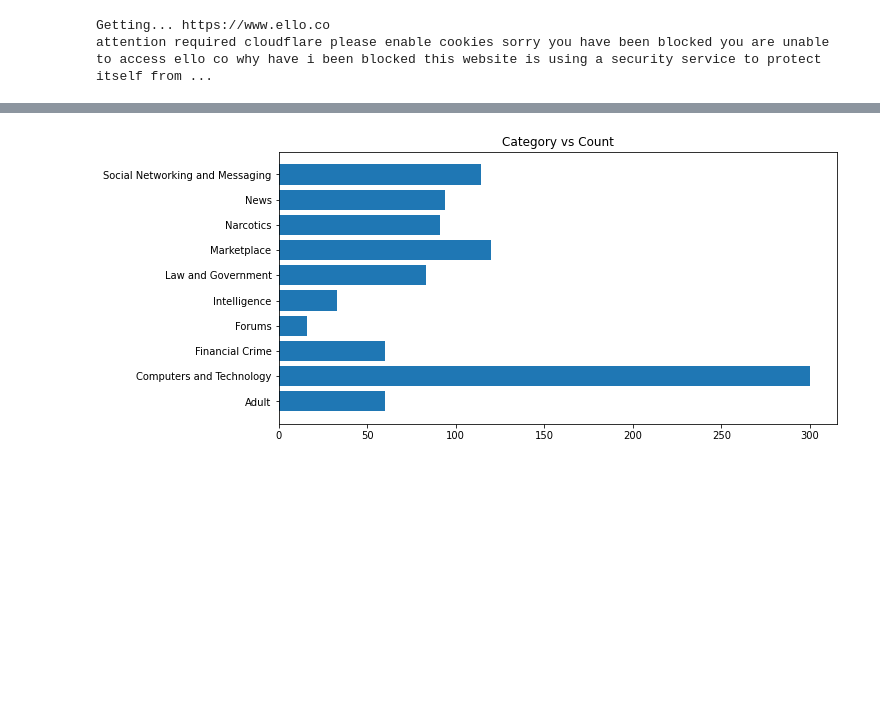
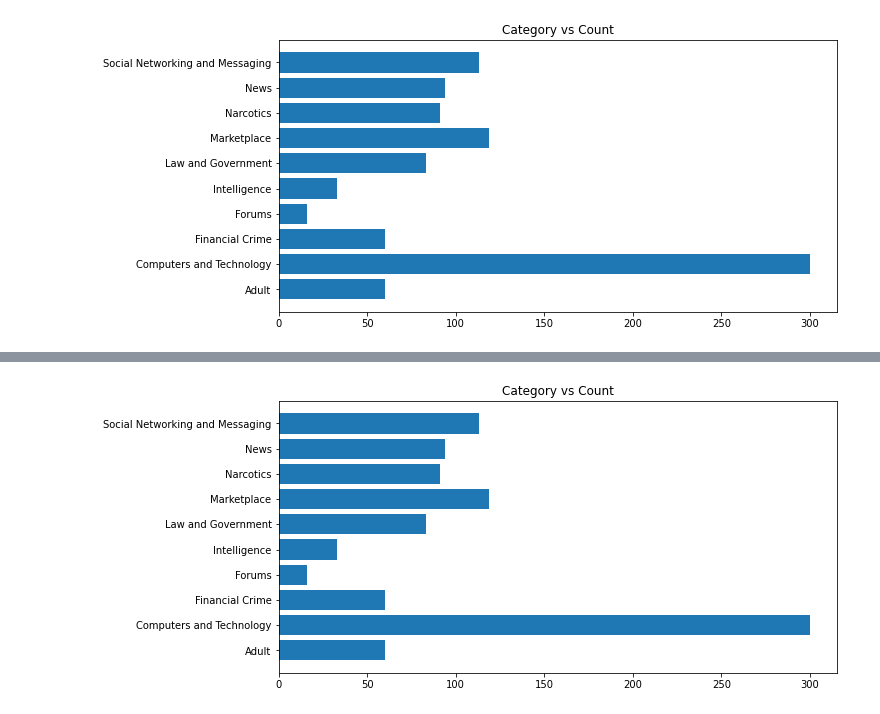
Before and after one commit to Shreyas-hacker/Webpages, a Jupyter notebook: scraping/generate_data.ipynb, the cells around one changed output, grey strips where cells are left out. Cells and saved outputs as stored; diff of their text form; code cells hidden in the pictures; blank space fills up the shorter version.

```diff
--- a/scraping/generate_data.ipynb
+++ b/scraping/generate_data.ipynb
@@ -29,3 +63,12 @@ df.tail(10)
+# %%
+#visualising the count of each category
+plt.figure(figsize=(10,5))
+plt.title("Category vs Count")
+site_category_count = pd.DataFrame(df.groupby(df['Category']).size(),columns=['Count'])
+plt.barh(width=site_category_count['Count'],y=site_category_count.index)
+plt.show()
+# %% [output]
+[figure, added]
 # %%
 from bs4 import BeautifulSoup
 import bs4 as bs4
@@ -182,19 +225,3 @@ def content_generation(website,dark_web):
         print('Error: ',website)
         print(e)
         return None
-# %%
-websites = [
-
-]
-
-for website in websites:
-    try:
-        content = content_generation(website[0],website[1])
-        print(content)
-        # content_list = [website[0],content,website[2]]
-        # df.loc[len(df)] = content_list
-    except Exception as e:
-        print(website,": ",e)
-# %% [output]
-Getting... https://www.ello.co
-attention required cloudflare please enable cookies sorry you have been blocked you are unable to access ello co why have i been blocked this website is using a security service to protect itself from ...
```
Also changed, not shown: parts of 11 cells of this notebook, 1 other file.
